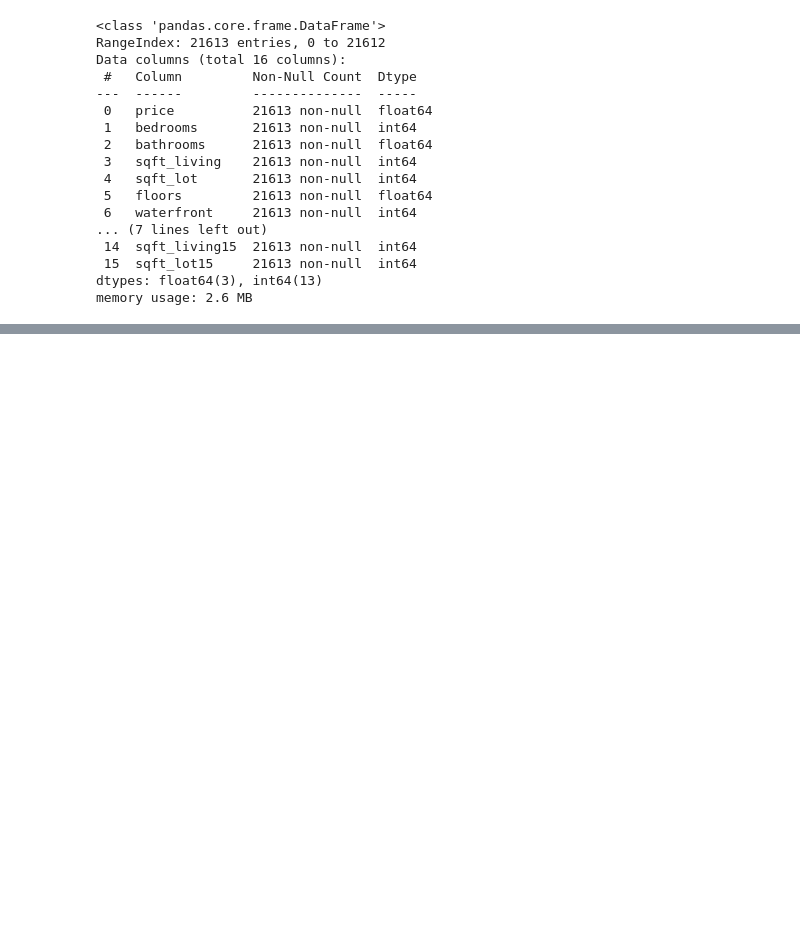
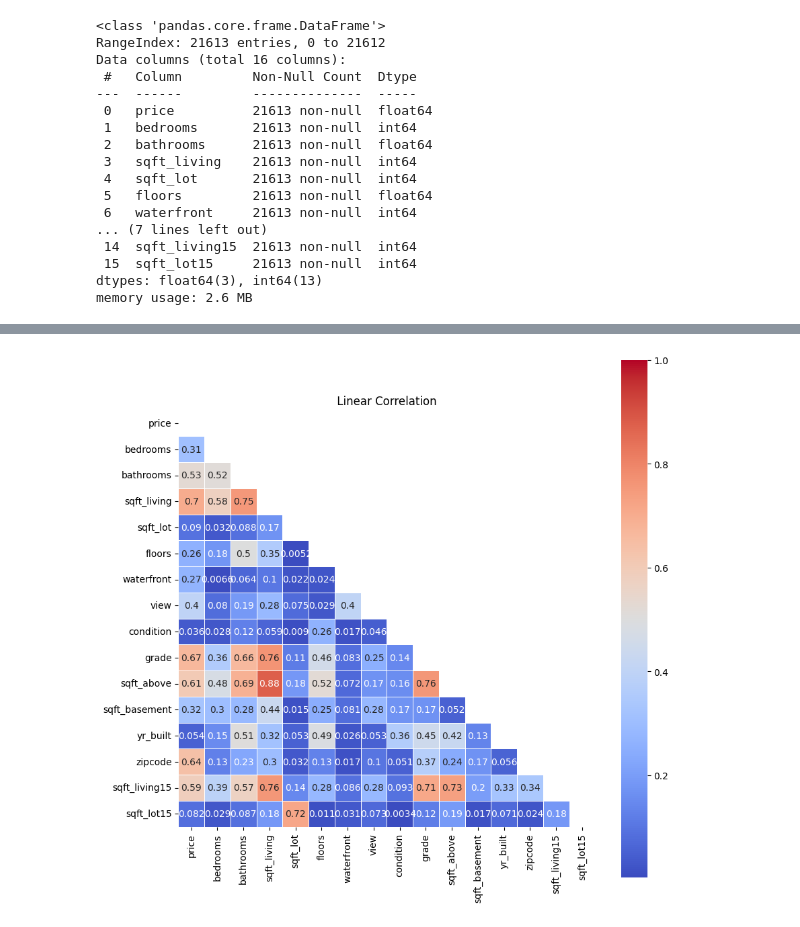
Before and after one commit to JujuGnirt/project-ml-house-pricing, a Jupyter notebook: notebooks/house_data_julie.ipynb, the cells around one changed output, grey strips where cells are left out. Drawn from its saved outputs; the diff is of its cells as text; code cells hidden in the pictures; blank space fills up the shorter version.

```diff
--- a/notebooks/house_data_julie.ipynb
+++ b/notebooks/house_data_julie.ipynb
@@ -99,0 +175,17 @@ plt.show()
+# %%
+corr=np.abs(house.corr()) # corr(x,y) = corr(y, x), corr(x,x) = 1
+
+#Set up mask for triangle representation
+mask = np.zeros_like(corr, dtype=bool)
+mask[np.triu_indices_from(mask)] = True
+
+# Set up the matplotlib figure
+f, ax = plt.subplots(figsize=(10, 10))
+# Generate a custom diverging colormap
+cmap = sns.diverging_palette(220, 10, as_cmap=True)
+# Draw the heatmap with the mask and correct aspect ratio
+sns.heatmap(corr, mask=mask,  vmax=1,square=True, linewidths=.5, cmap="coolwarm",annot = corr)
+plt.title(" Linear Correlation ")
+plt.show()
+# %% [output]
+[figure, added]
```
Also changed, not shown: parts of 18 cells of this notebook.
